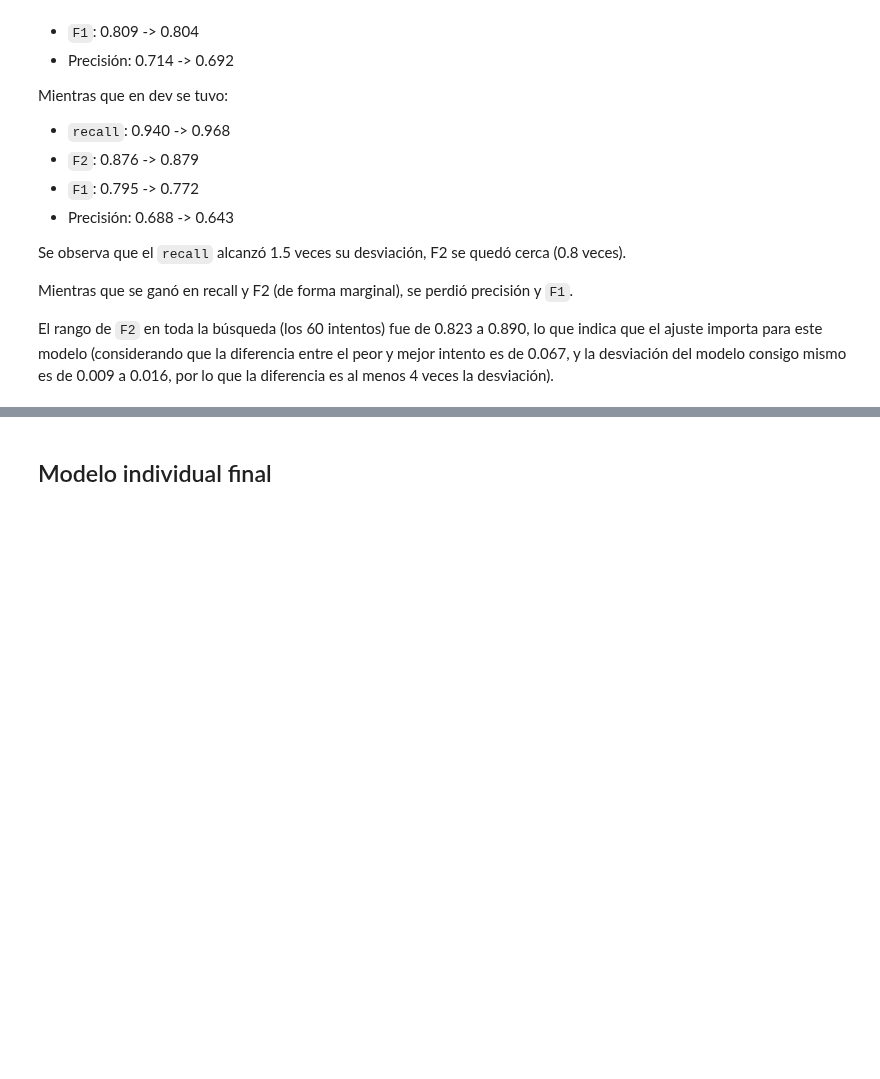
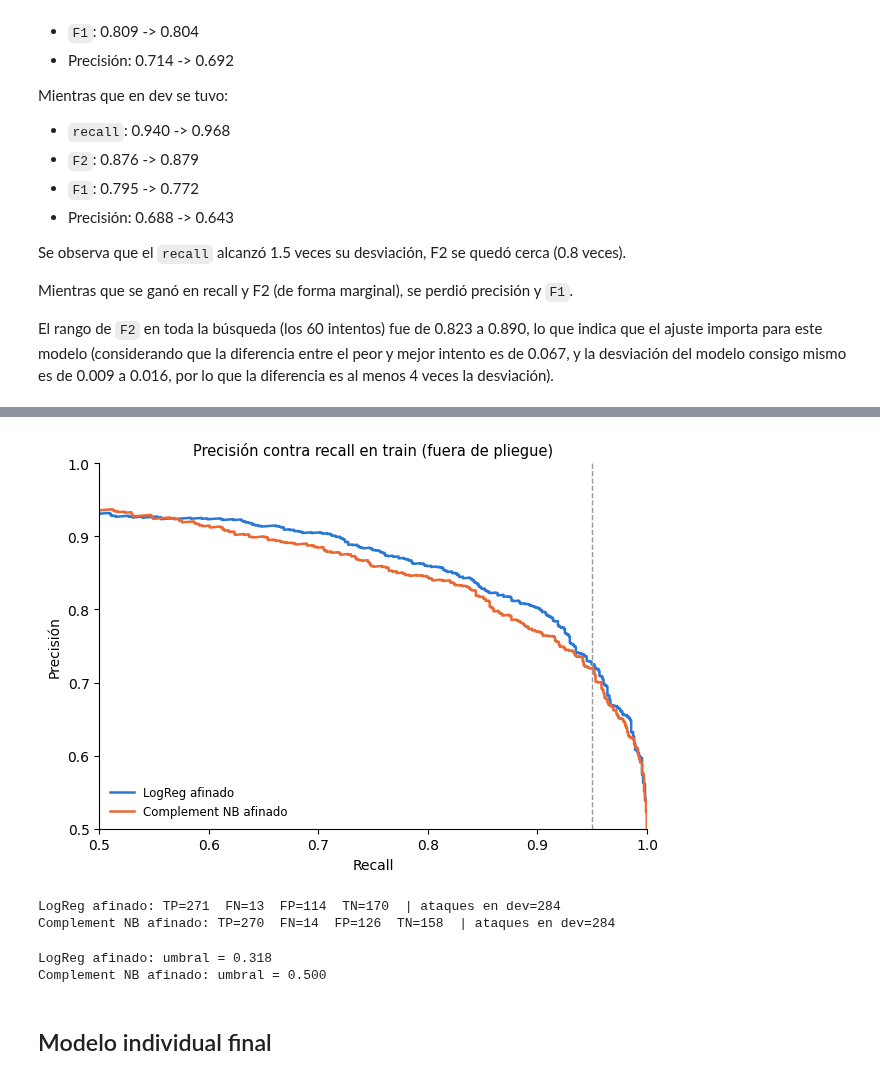
Before and after one commit to Jim-VA/ThreatLLM_v2, a Jupyter notebook: notebooks/Avance4_ModelosAlternativos/Avance4_55.ipynb, the cells around one changed output, grey strips where cells are left out. Drawn from its saved outputs; the diff is of its cells as text; code cells hidden in the pictures; blank space fills up the shorter version.

```diff
--- a/notebooks/Avance4_ModelosAlternativos/Avance4_55.ipynb
+++ b/notebooks/Avance4_ModelosAlternativos/Avance4_55.ipynb
@@ -628,2 +690,36 @@ El rango de `F2` en toda la búsqueda (los 60 intentos) fue de 0.823 a 0.890, lo
+# %%
+import matplotlib.pyplot as plt
+fig, ax = plt.subplots(figsize=(6.4, 4.6))
+for (nombre, p), color in zip(P_OOF.items(), ["#2a78d6", "#eb6834"]):
+    prec, rec, _ = precision_recall_curve(ytr, p)
+    ax.plot(rec, prec, color=color, lw=1.8, label=nombre)
+ax.axvline(META_RECALL, color="#999", ls="--", lw=1)
+ax.set_xlabel("Recall"); ax.set_ylabel("Precisión"); ax.set_xlim(0.5, 1.0); ax.set_ylim(0.5, 1.0)
+ax.set_title("Precisión contra recall en train (fuera de pliegue)", fontsize=10.5)
+ax.legend(frameon=False, fontsize=8.5, loc="lower left")
+for spine in ["top", "right"]:
+    ax.spines[spine].set_visible(False)
+plt.tight_layout(); plt.show()
+# %% [output]
+[figure, added]
+# %%
+from sklearn.metrics import confusion_matrix
+
+# Matriz de confusión en dev con el umbral elegido en train
+# (código adaptado con apoyo de Claude; revisado por el equipo)
+for nombre, m in mod_cand.items():
+    pred = (m.predict_proba(dv.text)[:, 1] >= UMBRAL[nombre]).astype(int)
+    tn, fp, fn, tp = confusion_matrix(ydv, pred).ravel()
+    print(f"{nombre}: TP={tp}  FN={fn}  FP={fp}  TN={tn}  | ataques en dev={tp+fn}")
+# %% [output]
+LogReg afinado: TP=271  FN=13  FP=114  TN=170  | ataques en dev=284
+Complement NB afinado: TP=270  FN=14  FP=126  TN=158  | ataques en dev=284
+# %%
+# Umbral elegido en train para cada modelo (recall fuera de pliegue ≥ META_RECALL)
+for nombre, u in UMBRAL.items():
+    print(f"{nombre}: umbral = {u:.3f}")
+# %% [output]
+LogReg afinado: umbral = 0.318
+Complement NB afinado: umbral = 0.500
 # %% [markdown]
 ## Modelo individual final
```
Also changed, not shown: parts of 25 cells of this notebook.
